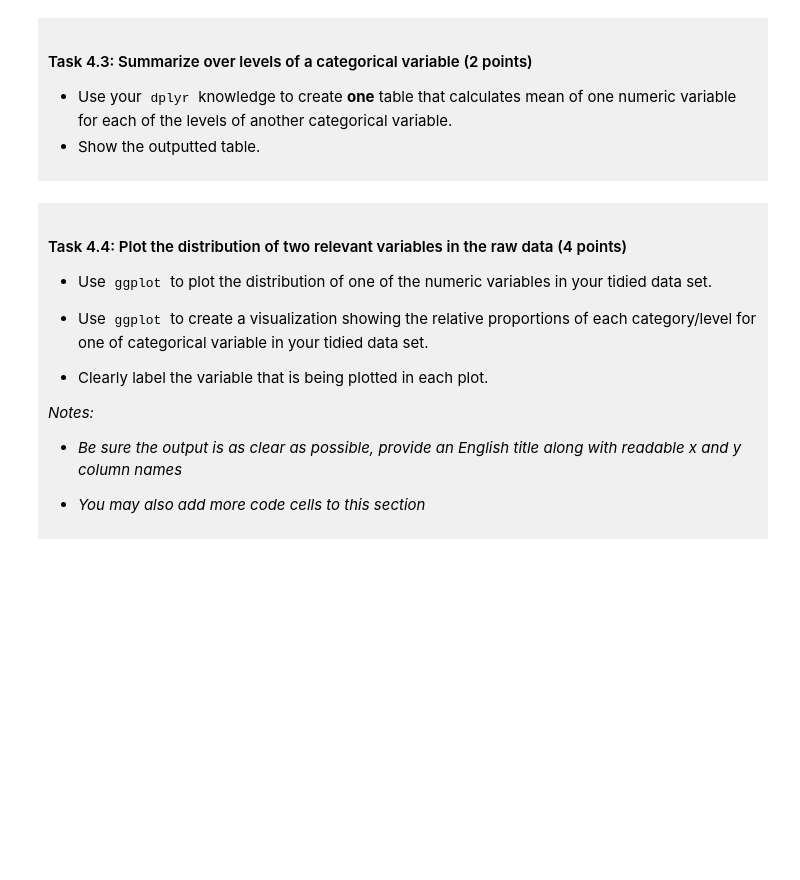
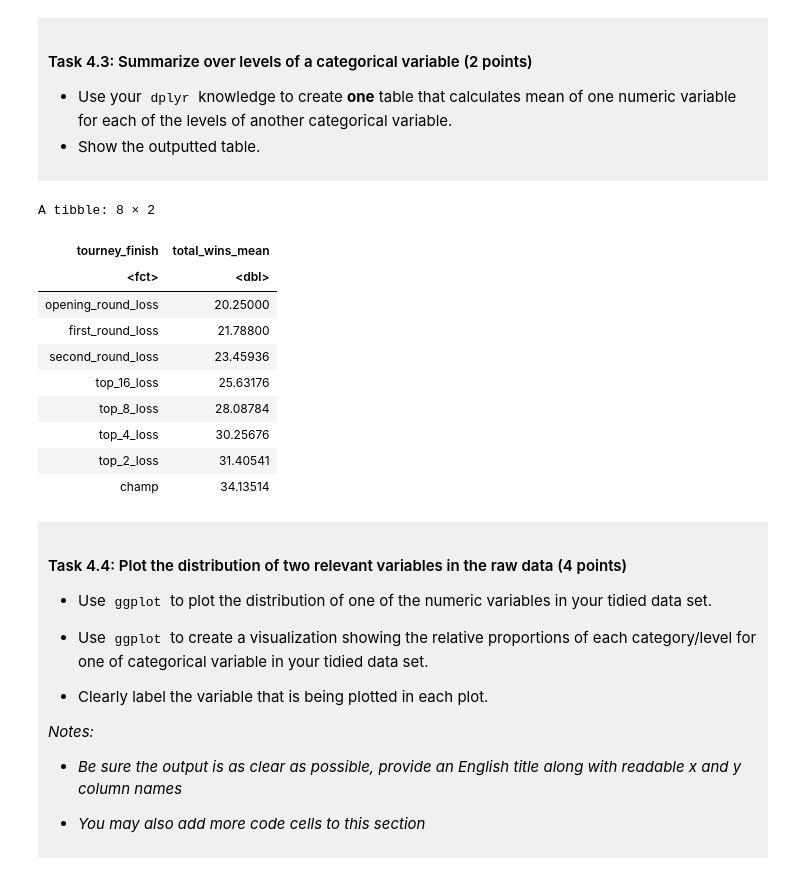
Before and after one commit to cliupatra/dsci-100-project-alexis-liu, a Jupyter notebook: dsci-100-project-notebook.ipynb, the cells around one changed output. Cells and saved outputs as stored; diff of their text form; code cells hidden in the pictures; blank space fills up the shorter version.

Commit message:
Reordered the levels of the tourney_finish variable to reflect the actual order from highest to lowest rank. Completed up to 4.3.

```diff
--- a/dsci-100-project-notebook.ipynb
+++ b/dsci-100-project-notebook.ipynb
@@ -228,6 +228,18 @@ basketball_tidy <- basketball |>
 basketball_tidy <- basketball_tidy |>
     mutate(tourney_finish = as_factor(tourney_finish))
 
+# reorder the factor levels to correspond to the ordered categories where 'opening_round_loss' is the first level.
+basketball_tidy <- basketball_tidy |>
+    mutate(tourney_finish = fct_relevel(tourney_finish,
+                                        'opening_round_loss',
+                                        'first_round_loss',
+                                        'second_round_loss',
+                                        'top_16_loss',
+                                        'top_8_loss',
+                                        'top_4_loss',
+                                        'top_2_loss',
+                                        'champ'))
+
 head(basketball_tidy)
 # %% [output]
 A tibble: 6 × 3
@@ -287,7 +317,23 @@ You will refine your research question (if needed) and produce a tidy data set.
 - Show the outputted table.
 </div>
 # %%
-### EDIT THIS CODE CELL ###
+levels_tbl <- basketball_tidy |>
+    group_by(tourney_finish) |>
+    summarize(total_wins_mean = mean(total_wins))
+
+levels_tbl
+# %% [output]
+A tibble: 8 × 2
+| tourney_finish | total_wins_mean |
+| <fct> | <dbl> |
+| opening_round_loss | 20.25000 |
+| first_round_loss | 21.78800 |
+| second_round_loss | 23.45936 |
+| top_16_loss | 25.63176 |
+| top_8_loss | 28.08784 |
+| top_4_loss | 30.25676 |
+| top_2_loss | 31.40541 |
+| champ | 34.13514 |
 # %% [markdown]
 <div style="background-color: #f0f0f0; padding: 10px;">
 
```
Also changed, not shown: parts of 2 cells of this notebook.
